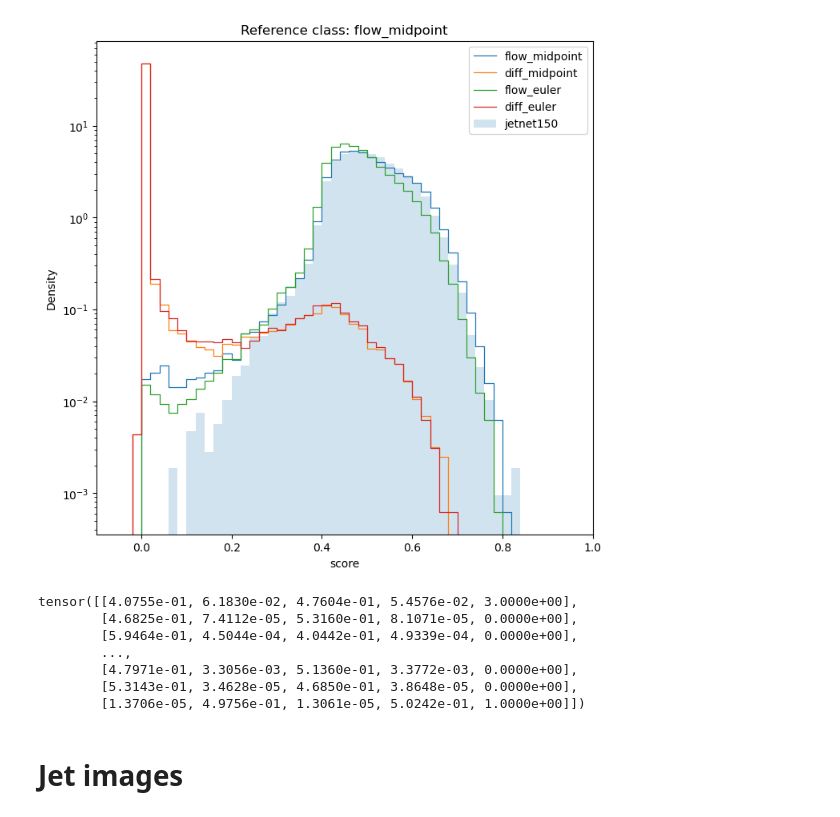
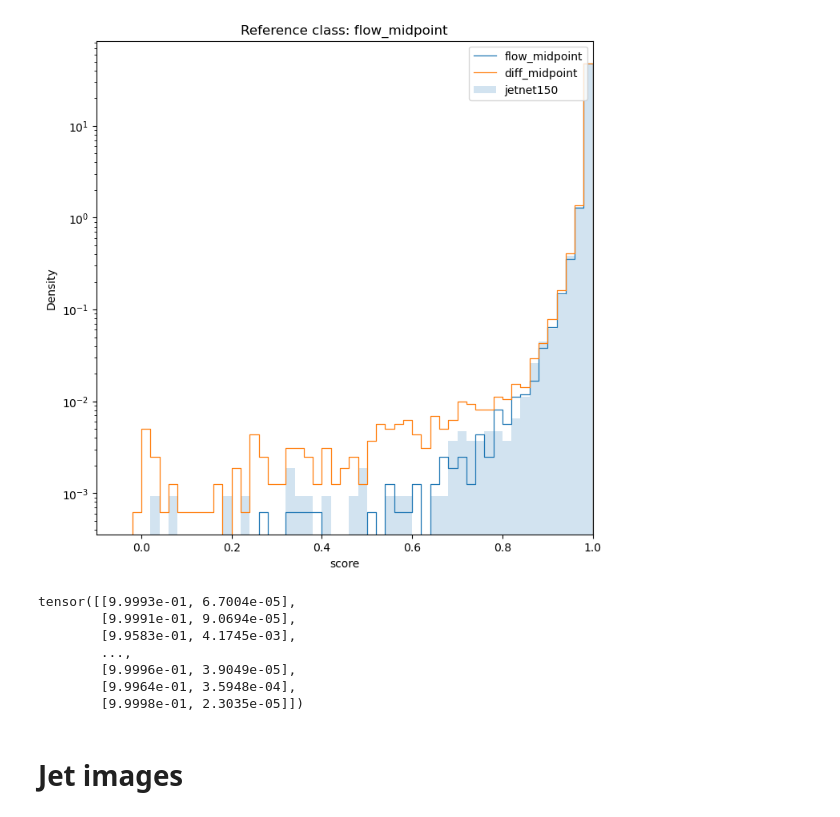
Before and after one commit to dfaroughy/ClassifierMetric, a Jupyter notebook: check_datasets.ipynb, the cells around one changed output. Cells and saved outputs as stored; diff of their text form; code cells hidden in the pictures.

```diff
--- a/check_datasets.ipynb
+++ b/check_datasets.ipynb
@@ -66,25 +177,25 @@ INFO: train/val/test split ratios: 0.5/0.2/0.3
 # %%
 plot_class_score(predictions=classifier.predictions,
                 class_labels=config.labels,
-                reference=ref_class,
+                reference='flow_midpoint',
                 workdir=config.workdir+'/results',
                 figsize=(8,8),
                 xlim=(-.1,1),
                 lw=0.9,
                 density=True,
                 bins=np.arange(-0.1, 1.03, 0.02),
                 legend_loc='upper right'
                 )
 # %% [output]
-[figure, old version]
+[figure, new version]
 # %%
-classifier.predictions['datasets']
+classifier.predictions[1]
 # %% [output]
-tensor([[4.0755e-01, 6.1830e-02, 4.7604e-01, 5.4576e-02, 3.0000e+00],
-        [4.6825e-01, 7.4112e-05, 5.3160e-01, 8.1071e-05, 0.0000e+00],
-        [5.9464e-01, 4.5044e-04, 4.0442e-01, 4.9339e-04, 0.0000e+00],
+tensor([[9.9993e-01, 6.7004e-05],
+        [9.9991e-01, 9.0694e-05],
+        [9.9583e-01, 4.1745e-03],
         ...,
-        [4.7971e-01, 3.3056e-03, 5.1360e-01, 3.3772e-03, 0.0000e+00],
-        [5.3143e-01, 3.4628e-05, 4.6850e-01, 3.8648e-05, 0.0000e+00],
-        [1.3706e-05, 4.9756e-01, 1.3061e-05, 5.0242e-01, 1.0000e+00]])
+        [9.9996e-01, 3.9049e-05],
+        [9.9964e-01, 3.5948e-04],
+        [9.9998e-01, 2.3035e-05]])
 # %%
```
Also changed, not shown: parts of 14 cells of this notebook, 1 other file.
